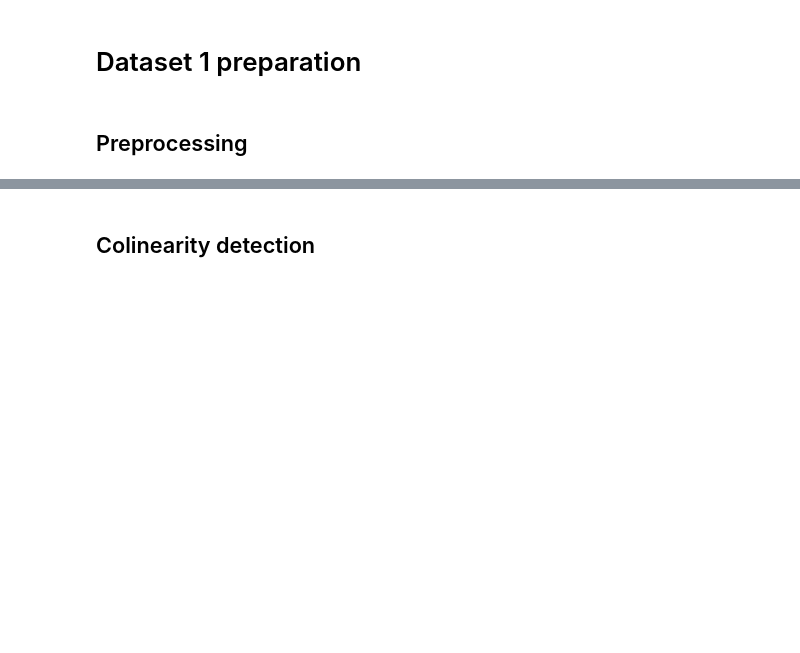
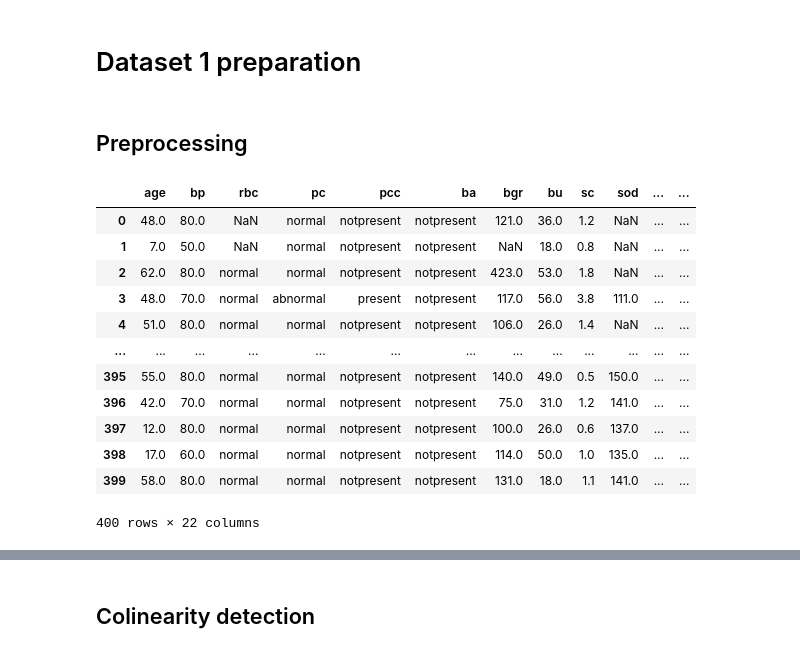
Before and after one commit to wojtas000/Advanced_Machine_Learning, a Jupyter notebook: dataset1.ipynb, the cells around one changed output, grey strips where cells are left out. Cells and saved outputs as stored; diff of their text form; code cells hidden in the pictures; blank space fills up the shorter version.

```diff
--- a/dataset1.ipynb
+++ b/dataset1.ipynb
@@ -35,13 +43,21 @@ def decode_bytes(x):
 # %%
-preprocessor = Preprocessor()
-preprocessor.remove_spaces('chronic_kidney_disease.arff', 'chronic_kidney_disease2.arff')
-
-data, meta = arff.loadarff('chronic_kidney_disease2.arff')
-dataset1 = pd.DataFrame(data)
-dataset1 = dataset1.applymap(decode_bytes)
-dataset1 = dataset1.replace('?', np.nan)
-
-categorical_cols, numerical_cols = preprocessor.get_cat_num_colnames(dataset1)
+categorical_cols, numerical_cols = preprocessor.get_cat_num_colnames(dataset1.iloc[:, :-1])
 binary_cols = [col for col in categorical_cols if dataset1[col].nunique(dropna=True) == 2]
 multivalue_cols = list(set(categorical_cols) - set(binary_cols))
 dataset1 = dataset1.drop(multivalue_cols, axis=1)
+# %%
+dataset1
+# %% [output]
+|  | age | bp | rbc | pc | pcc | ba | bgr | bu | sc | sod | ... | ... |
+| 0 | 48.0 | 80.0 | NaN | normal | notpresent | notpresent | 121.0 | 36.0 | 1.2 | NaN | ... | ... |
+| 1 | 7.0 | 50.0 | NaN | normal | notpresent | notpresent | NaN | 18.0 | 0.8 | NaN | ... | ... |
+| 2 | 62.0 | 80.0 | normal | normal | notpresent | notpresent | 423.0 | 53.0 | 1.8 | NaN | ... | ... |
+| 3 | 48.0 | 70.0 | normal | abnormal | present | notpresent | 117.0 | 56.0 | 3.8 | 111.0 | ... | ... |
+| 4 | 51.0 | 80.0 | normal | normal | notpresent | notpresent | 106.0 | 26.0 | 1.4 | NaN | ... | ... |
+| ... | ... | ... | ... | ... | ... | ... | ... | ... | ... | ... | ... | ... |
+| 395 | 55.0 | 80.0 | normal | normal | notpresent | notpresent | 140.0 | 49.0 | 0.5 | 150.0 | ... | ... |
+| 396 | 42.0 | 70.0 | normal | normal | notpresent | notpresent | 75.0 | 31.0 | 1.2 | 141.0 | ... | ... |
+| 397 | 12.0 | 80.0 | normal | normal | notpresent | notpresent | 100.0 | 26.0 | 0.6 | 137.0 | ... | ... |
+| 398 | 17.0 | 60.0 | normal | normal | notpresent | notpresent | 114.0 | 50.0 | 1.0 | 135.0 | ... | ... |
+| 399 | 58.0 | 80.0 | normal | normal | notpresent | notpresent | 131.0 | 18.0 | 1.1 | 141.0 | ... | ... |
+400 rows × 22 columns
```
Also changed, not shown: parts of 20 cells of this notebook, 15 other files.
